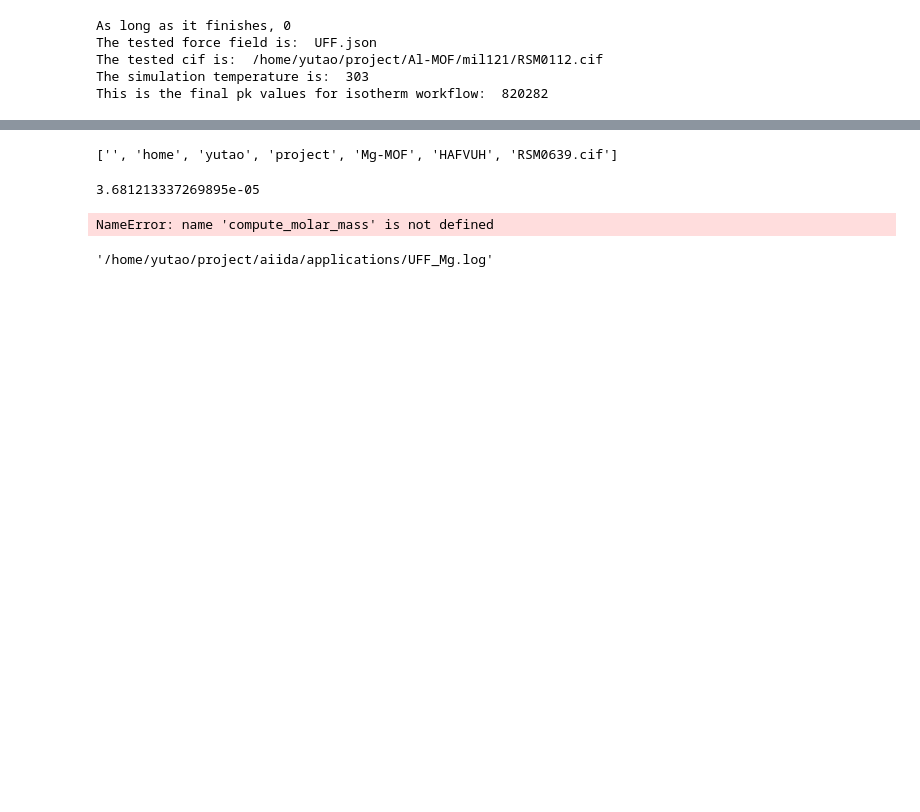
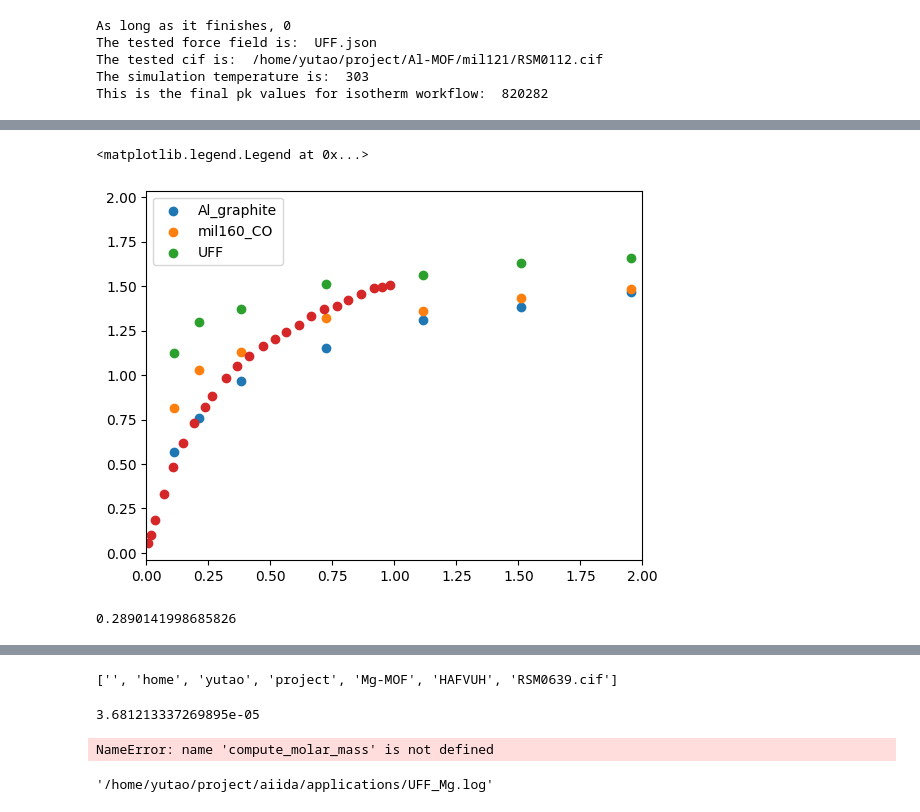
Before and after one commit to legend-L24/ff_optimizer, a Jupyter notebook: sampler/Forcefield_evalator.ipynb, the cells around one changed output, grey strips where cells are left out. Cells and saved outputs as stored; diff of their text form; code cells hidden in the pictures; blank space fills up the shorter version.

```diff
--- a/sampler/Forcefield_evalator.ipynb
+++ b/sampler/Forcefield_evalator.ipynb
@@ -297,0 +140,16 @@ UFF
+# %%
+import matplotlib.pyplot as plt
+for log_name in ["Al_graphite_InN-MOF.log",  "mil160_CO_InN-MOF.log","UFF_InN-MOF.log"]:
+    aiida_mofs = AiidaMofs(log_name)
+    aiida_mof = aiida_mofs[1]
+    plt.scatter(aiida_mof.ff_pressure, aiida_mof.ff_loading, label = aiida_mof.forcefield)
+plt.scatter(aiida_mof.exp_pressure, aiida_mof.exp_loading)
+plt.xlim(0,2)
+plt.legend()
+# %% [output]
+<matplotlib.legend.Legend at 0x...>
+[figure, added]
+# %%
+34.7257/(254.152/2.11525)
+# %% [output]
+0.2890141998685826
```
Also changed, not shown: parts of 20 cells of this notebook, 6 other files.
